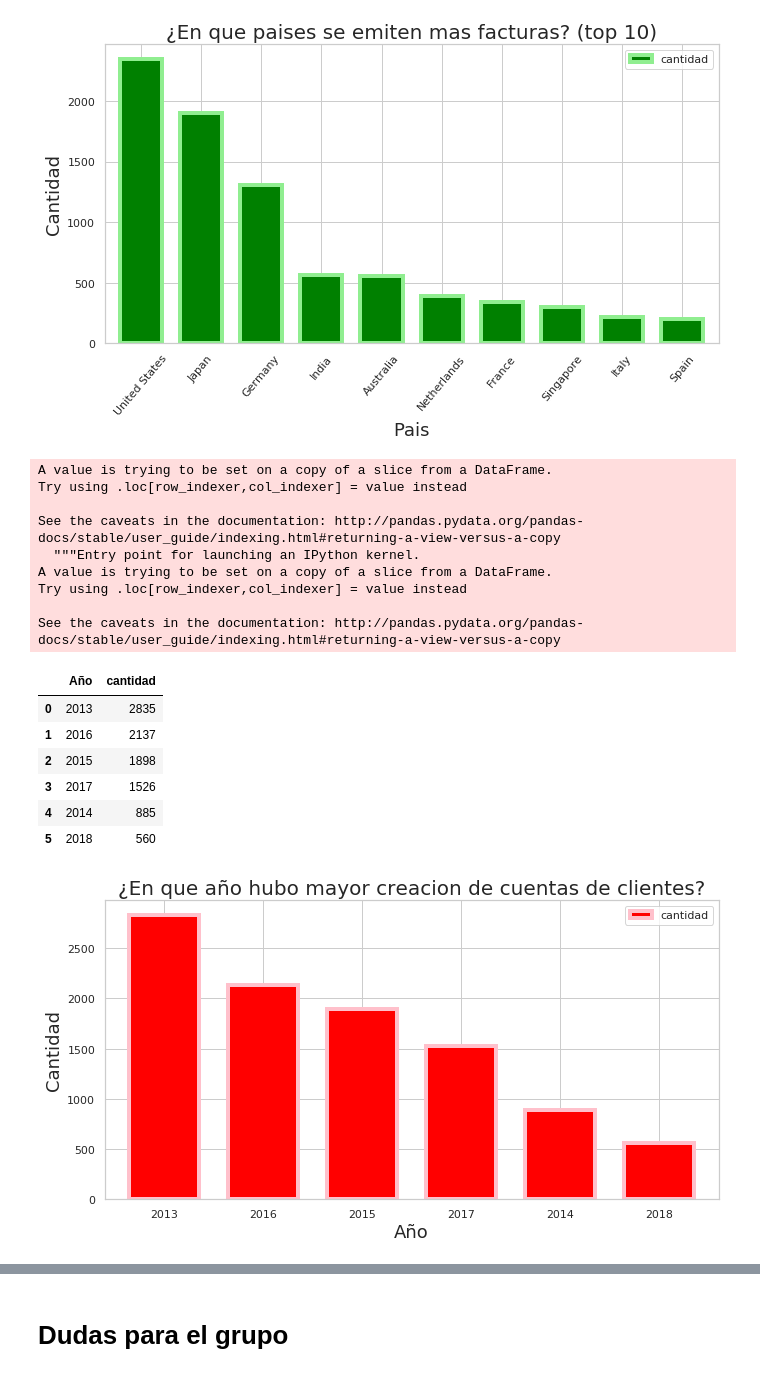
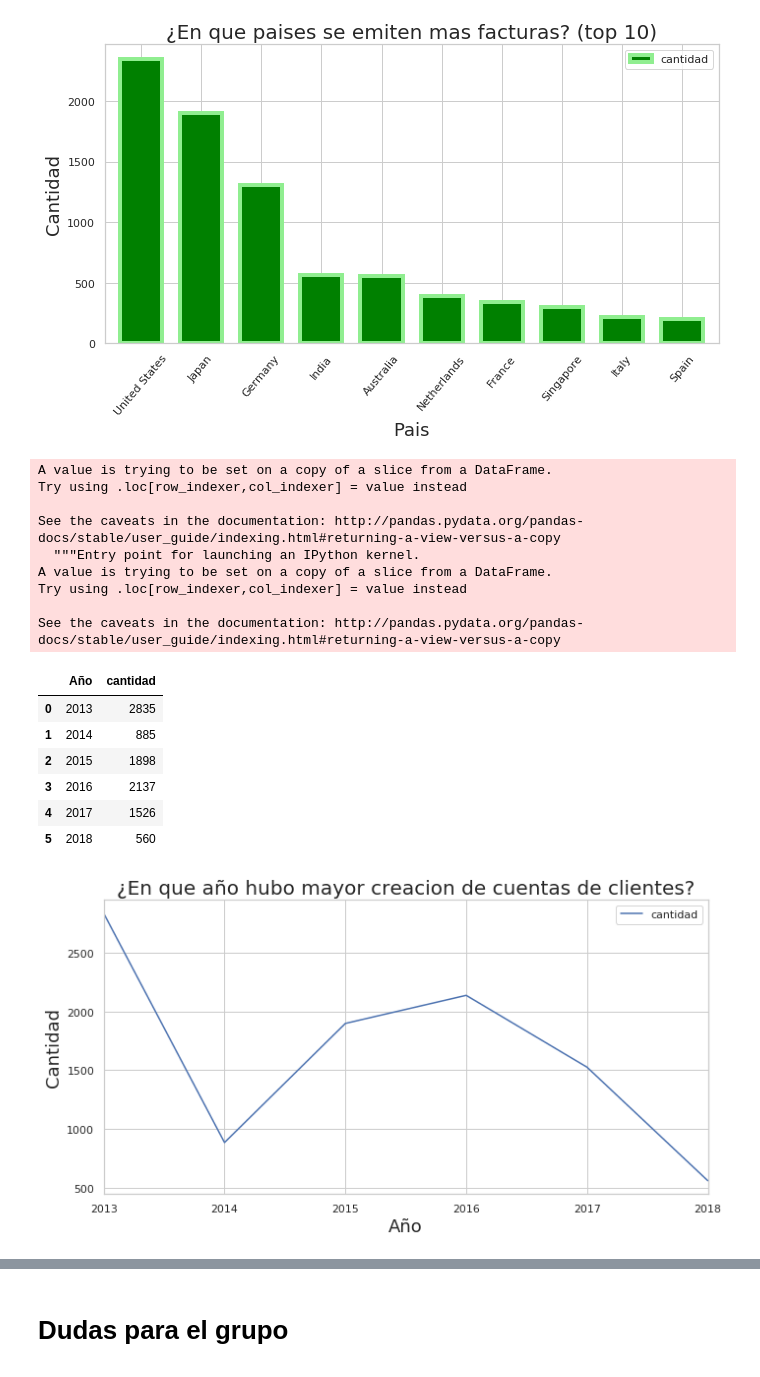
Before and after one commit to germanbc/Organizacion-de-Datos-2c2020-TP1, a Jupyter notebook: TP1 - German.ipynb, the cells around one changed output, grey strips where cells are left out. Drawn from its saved outputs; the diff is of its cells as text; code cells hidden in the pictures.

```diff
--- a/TP1 - German.ipynb
+++ b/TP1 - German.ipynb
@@ -194,8 +199,7 @@ g.set_ylabel("Cantidad", fontsize=18);
 # %%
 eciOp['Account_Created_Date'] = pd.to_datetime(eciOp['Account_Created_Date'])
 eciOp['Account_Created_Year'] = eciOp['Account_Created_Date'].dt.year
-accountCreatedYear = eciOp['Account_Created_Year'].value_counts().to_frame().reset_index()\
-                            .rename(columns={'index':'Año','Account_Created_Year':'cantidad'})
+accountCreatedYear = eciOp.groupby('Account_Created_Year').agg({'ID':'count'}).reset_index().rename(columns={'ID':'cantidad','Account_Created_Year':'Año'})
 accountCreatedYear
 # %% [output]
 A value is trying to be set on a copy of a slice from a DataFrame.
@@ -209,20 +213,18 @@ Try using .loc[row_indexer,col_indexer] = value instead
 See the caveats in the documentation: http://pandas.pydata.org/pandas-docs/stable/user_guide/indexing.html#returning-a-view-versus-a-copy
 |  | Año | cantidad |
 | 0 | 2013 | 2835 |
-| 1 | 2016 | 2137 |
+| 1 | 2014 | 885 |
 | 2 | 2015 | 1898 |
-| 3 | 2017 | 1526 |
-| 4 | 2014 | 885 |
+| 3 | 2016 | 2137 |
+| 4 | 2017 | 1526 |
 | 5 | 2018 | 560 |
 # %%
-accountCreatedYear.plot(kind='bar', x='Año', y='cantidad',\
-                 width=0.7, figsize=(11,5.5), color='red',\
-                 edgecolor="pink", linewidth=4, rot=0)
+accountCreatedYear.plot(kind='line', x='Año', y='cantidad',figsize=(11,5.5))
 g=plt.gca()
 g.set_title("¿En que año hubo mayor creacion de cuentas de clientes?",\
             fontsize=20);
 g.set_xlabel("Año", fontsize=18);
 g.set_ylabel("Cantidad", fontsize=18);
 # %% [output]
-[figure, old version]
+[figure, new version]
 # %%
```
Also changed, not shown: parts of 3 cells of this notebook.
